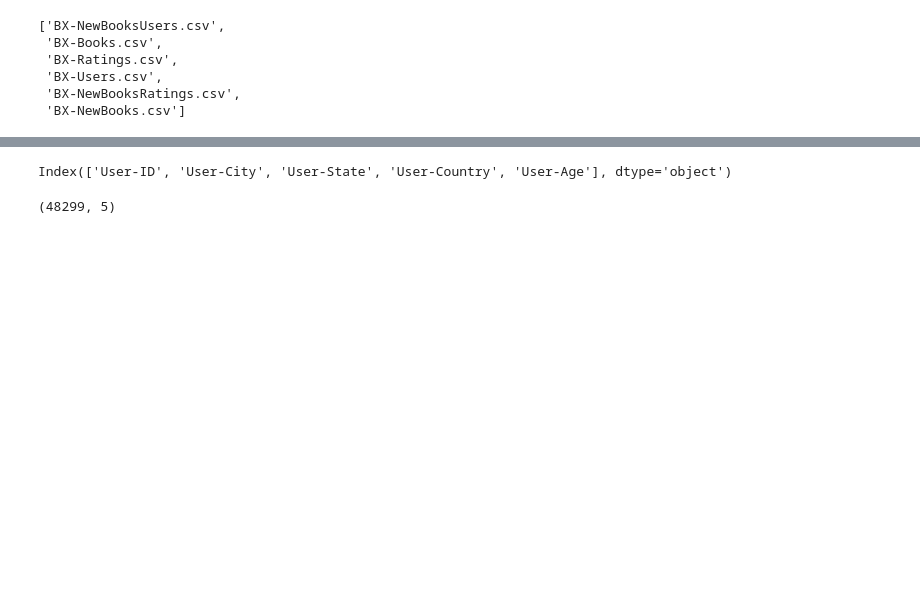
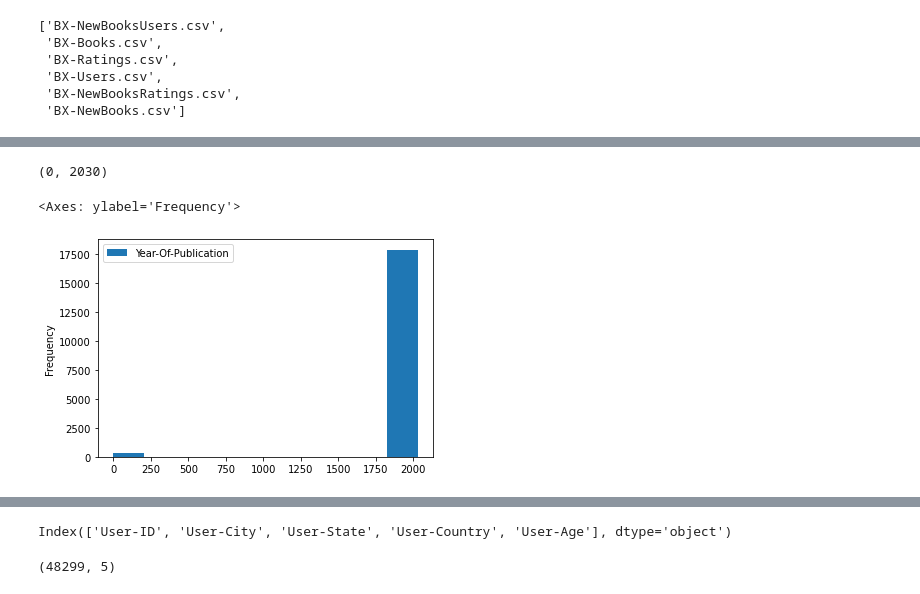
Before and after one commit to caseynator123/EDP_assigment2, a Jupyter notebook: eda/early_eda.ipynb, the cells around one changed output, grey strips where cells are left out. Cells and saved outputs as stored; diff of their text form; code cells hidden in the pictures; blank space fills up the shorter version.

```diff
--- a/eda/early_eda.ipynb
+++ b/eda/early_eda.ipynb
@@ -59,0 +61,9 @@ Name: count, dtype: int64
+# %%
+books["Year-Of-Publication"].min(), books["Year-Of-Publication"].max()
+# %% [output]
+(0, 2030)
+# %%
+books.plot(kind = "hist", y = "Year-Of-Publication")
+# %% [output]
+<Axes: ylabel='Frequency'>
+[figure, added]
```
Also changed, not shown: parts of 65 cells of this notebook.
